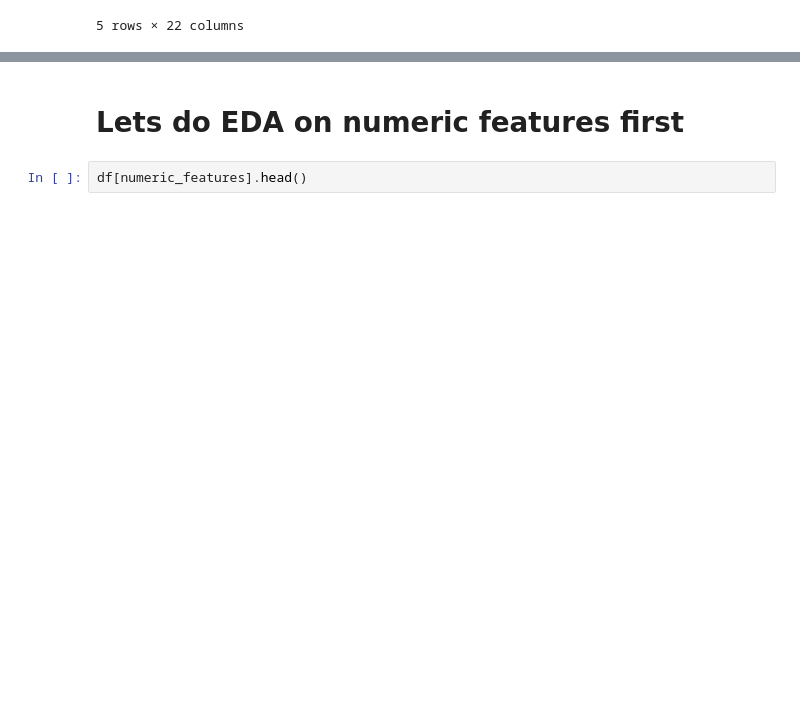
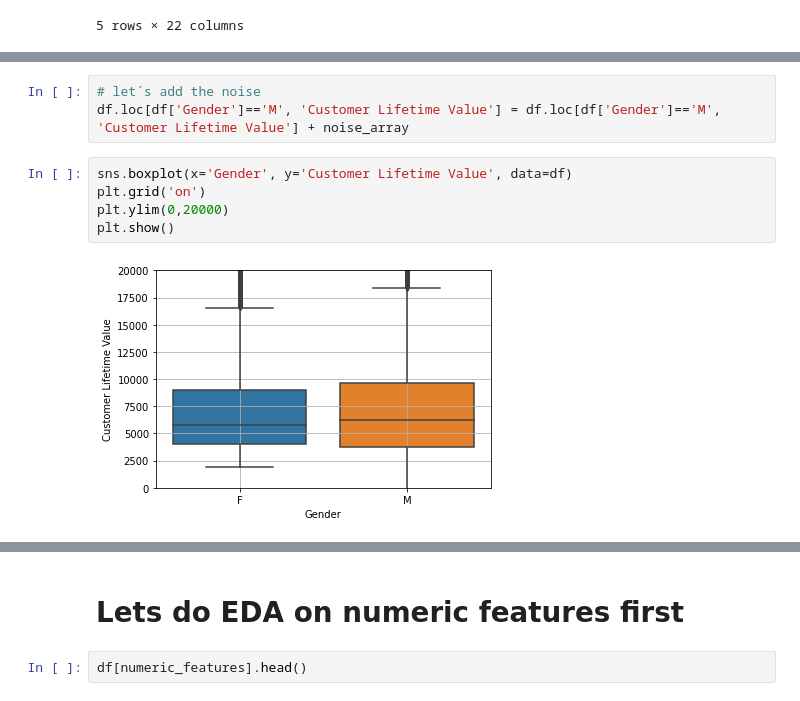
Before and after one commit to Sebastian1981/CustomerAnalytics_CLV, a Jupyter notebook: CustomerLifetimeValue_Regression.ipynb, the cells around one changed output, grey strips where cells are left out. Cells and saved outputs as stored; diff of their text form; blank space fills up the shorter version.

```diff
--- a/CustomerLifetimeValue_Regression.ipynb
+++ b/CustomerLifetimeValue_Regression.ipynb
@@ -168,0 +218,10 @@ df.head()
+# %%
+# let´s add the noise
+df.loc[df['Gender']=='M', 'Customer Lifetime Value'] = df.loc[df['Gender']=='M', 'Customer Lifetime Value'] + noise_array
+# %%
+sns.boxplot(x='Gender', y='Customer Lifetime Value', data=df)
+plt.grid('on')
+plt.ylim(0,20000)
+plt.show()
+# %% [output]
+[figure, added]
```
Also changed, not shown: parts of 69 cells of this notebook, 1 other file.
